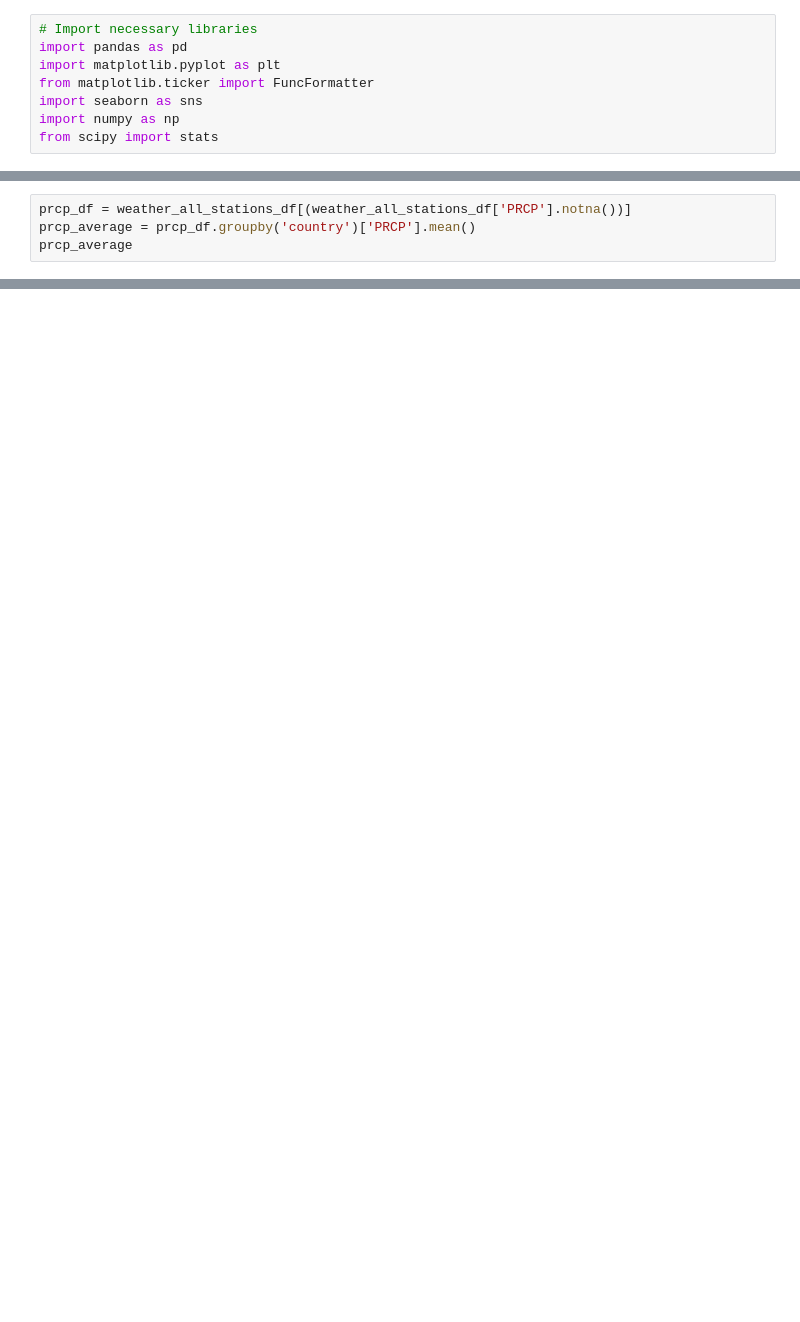
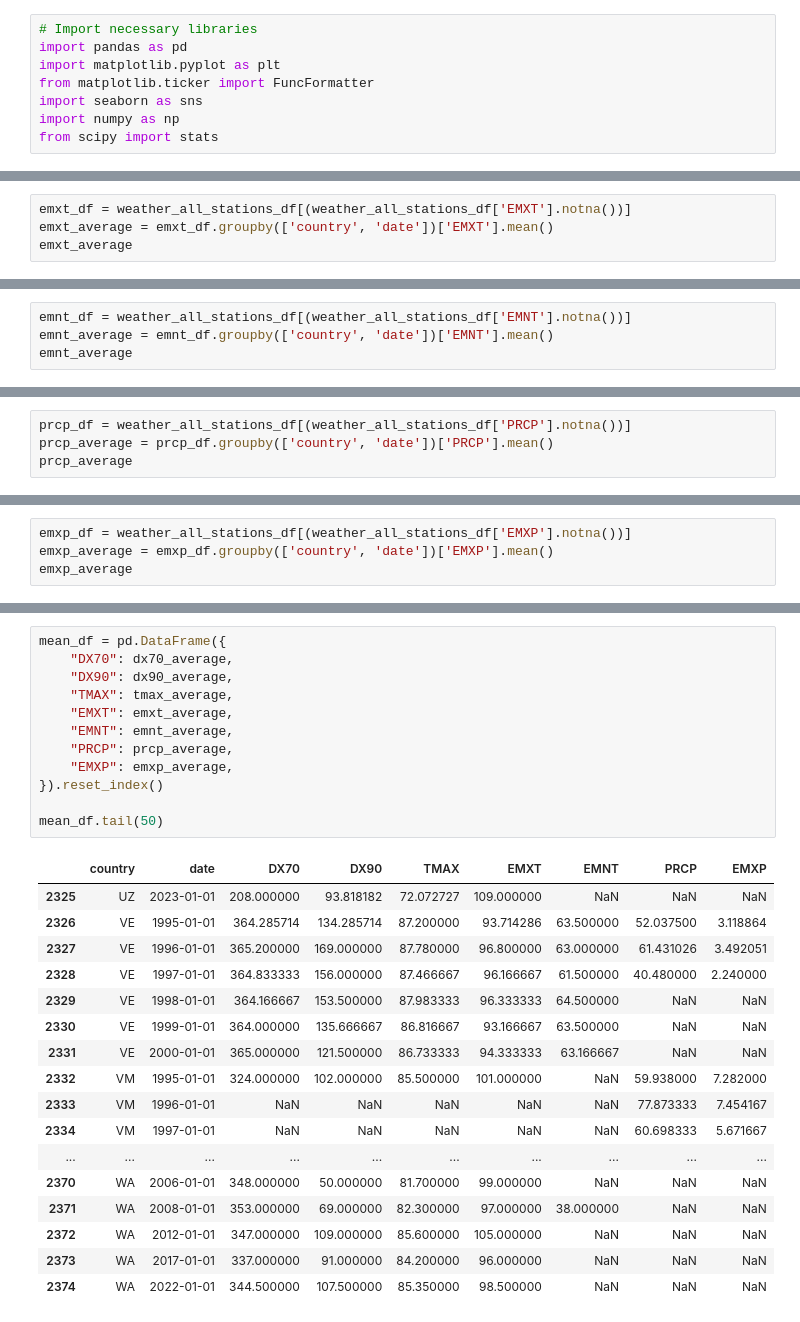
Before and after one commit to omomadcat/Viticulture, a Jupyter notebook: weather_stats.ipynb, the cells around one changed output, grey strips where cells are left out. Cells and saved outputs as stored; diff of their text form; blank space fills up the shorter version.

Commit message:
grouping with year and country

```diff
--- a/weather_stats.ipynb
+++ b/weather_stats.ipynb
@@ -92,0 +88,4 @@ Name: TMAX, Length: 127, dtype: float64
+# %%
+emxt_df = weather_all_stations_df[(weather_all_stations_df['EMXT'].notna())]
+emxt_average = emxt_df.groupby(['country', 'date'])['EMXT'].mean()
+emxt_average
@@ -92,0 +106,4 @@ Name: TMAX, Length: 127, dtype: float64
+# %%
+emnt_df = weather_all_stations_df[(weather_all_stations_df['EMNT'].notna())]
+emnt_average = emnt_df.groupby(['country', 'date'])['EMNT'].mean()
+emnt_average
@@ -93,5 +124,5 @@ Name: TMAX, Length: 127, dtype: float64
 # %%
 prcp_df = weather_all_stations_df[(weather_all_stations_df['PRCP'].notna())]
-prcp_average = prcp_df.groupby('country')['PRCP'].mean()
+prcp_average = prcp_df.groupby(['country', 'date'])['PRCP'].mean()
 prcp_average
 # %% [output]
@@ -110,0 +142,4 @@ Name: PRCP, Length: 126, dtype: float64
+# %%
+emxp_df = weather_all_stations_df[(weather_all_stations_df['EMXP'].notna())]
+emxp_average = emxp_df.groupby(['country', 'date'])['EMXP'].mean()
+emxp_average
@@ -110,0 +160,30 @@ Name: PRCP, Length: 126, dtype: float64
+# %%
+mean_df = pd.DataFrame({
+    "DX70": dx70_average,
+    "DX90": dx90_average,
+    "TMAX": tmax_average,
+    "EMXT": emxt_average,
+    "EMNT": emnt_average,
+    "PRCP": prcp_average,
+    "EMXP": emxp_average,
+}).reset_index()
+
+mean_df.tail(50)
+# %% [output]
+|  | country | date | DX70 | DX90 | TMAX | EMXT | EMNT | PRCP | EMXP |
+| 2325 | UZ | 2023-01-01 | 208.000000 | 93.818182 | 72.072727 | 109.000000 | NaN | NaN | NaN |
+| 2326 | VE | 1995-01-01 | 364.285714 | 134.285714 | 87.200000 | 93.714286 | 63.500000 | 52.037500 | 3.118864 |
+| 2327 | VE | 1996-01-01 | 365.200000 | 169.000000 | 87.780000 | 96.800000 | 63.000000 | 61.431026 | 3.492051 |
+| 2328 | VE | 1997-01-01 | 364.833333 | 156.000000 | 87.466667 | 96.166667 | 61.500000 | 40.480000 | 2.240000 |
+| 2329 | VE | 1998-01-01 | 364.166667 | 153.500000 | 87.983333 | 96.333333 | 64.500000 | NaN | NaN |
+| 2330 | VE | 1999-01-01 | 364.000000 | 135.666667 | 86.816667 | 93.166667 | 63.500000 | NaN | NaN |
+| 2331 | VE | 2000-01-01 | 365.000000 | 121.500000 | 86.733333 | 94.333333 | 63.166667 | NaN | NaN |
+| 2332 | VM | 1995-01-01 | 324.000000 | 102.000000 | 85.500000 | 101.000000 | NaN | 59.938000 | 7.282000 |
+| 2333 | VM | 1996-01-01 | NaN | NaN | NaN | NaN | NaN | 77.873333 | 7.454167 |
+| 2334 | VM | 1997-01-01 | NaN | NaN | NaN | NaN | NaN | 60.698333 | 5.671667 |
+| ... | ... | ... | ... | ... | ... | ... | ... | ... | ... |
+| 2370 | WA | 2006-01-01 | 348.000000 | 50.000000 | 81.700000 | 99.000000 | NaN | NaN | NaN |
+| 2371 | WA | 2008-01-01 | 353.000000 | 69.000000 | 82.300000 | 97.000000 | 38.000000 | NaN | NaN |
+| 2372 | WA | 2012-01-01 | 347.000000 | 109.000000 | 85.600000 | 105.000000 | NaN | NaN | NaN |
+| 2373 | WA | 2017-01-01 | 337.000000 | 91.000000 | 84.200000 | 96.000000 | NaN | NaN | NaN |
+| 2374 | WA | 2022-01-01 | 344.500000 | 107.500000 | 85.350000 | 98.500000 | NaN | NaN | NaN |
```
Also changed, not shown: parts of 8 cells of this notebook, 1 other file.
